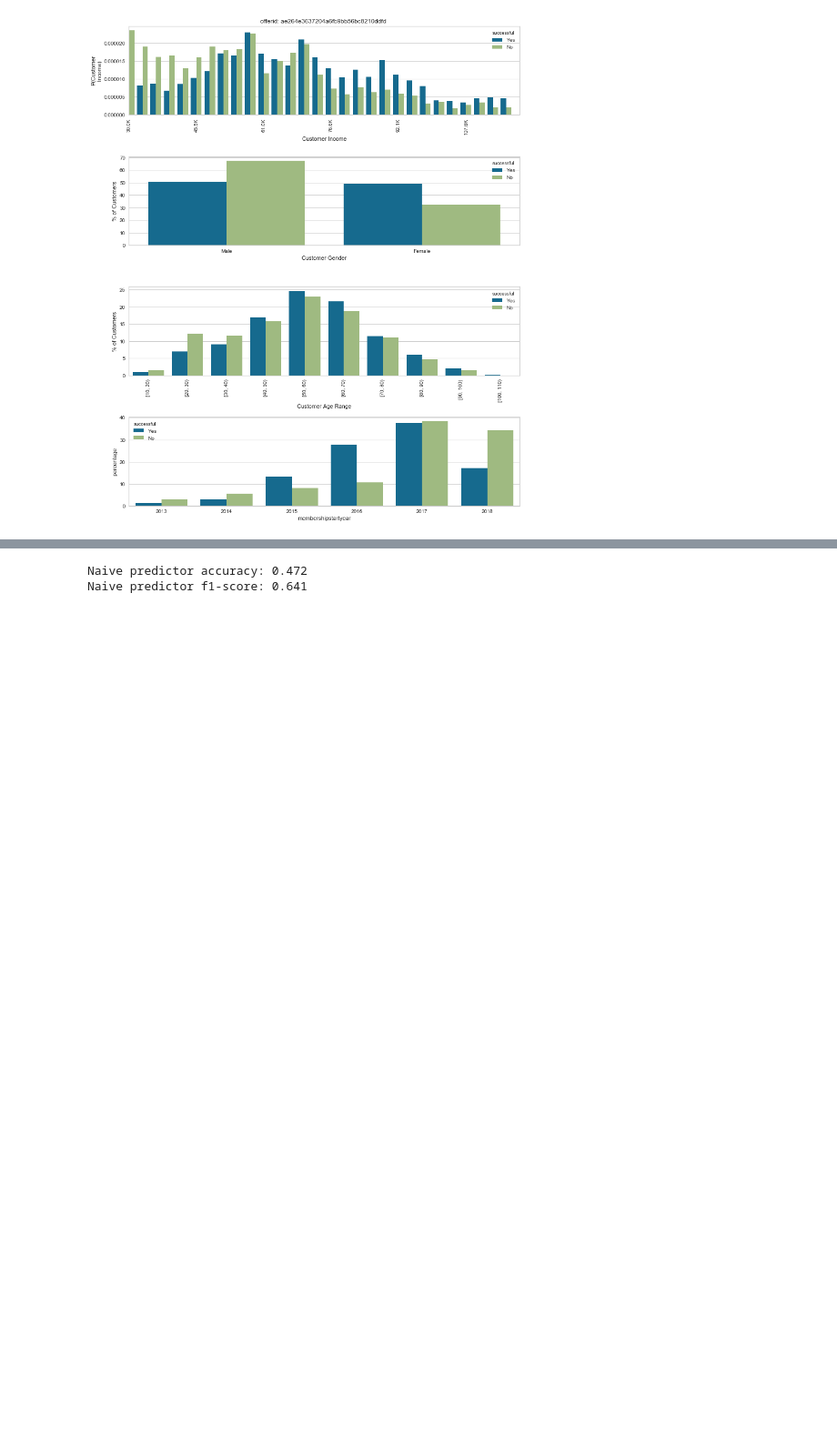
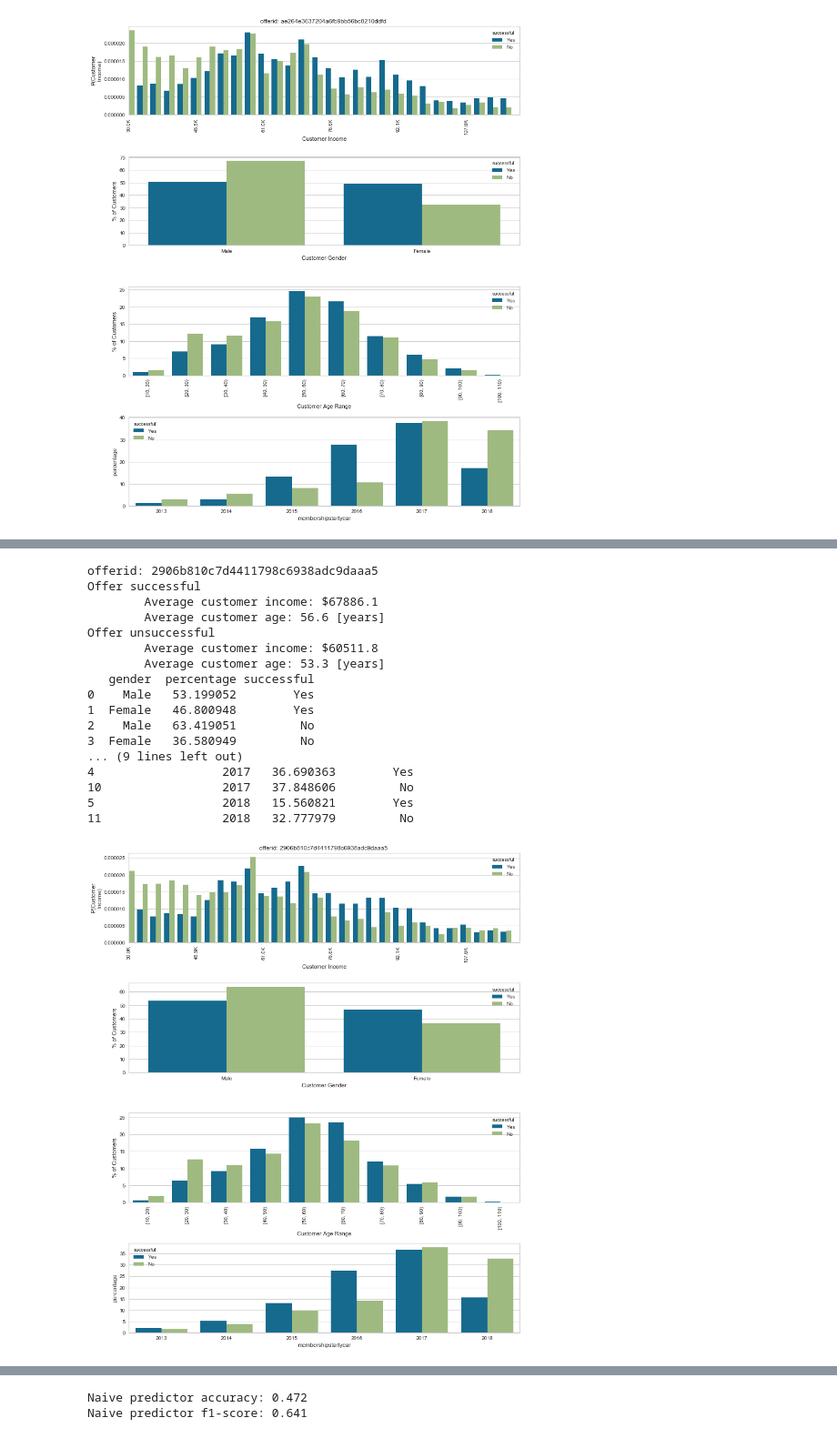
Before and after one commit to xixiaodong/Starbucks-customer-segmentation, a Jupyter notebook: Starbucks_Capstone_notebook.ipynb, the cells around one changed output, grey strips where cells are left out. Shown: that part at 91% size. Drawn from its saved outputs; the diff is of its cells as text; code cells hidden in the pictures; blank space fills up the shorter version.

```diff
--- a/Starbucks_Capstone_notebook.ipynb
+++ b/Starbucks_Capstone_notebook.ipynb
@@ -640,0 +685,21 @@ Offer unsuccessful
+# %%
+explore_customer_offer(6, percent_success, training_data, gender_integer_map)
+# %% [output]
+offerid: 2906b810c7d4411798c6938adc9daaa5
+Offer successful
+        Average customer income: $67886.1
+        Average customer age: 56.6 [years]
+Offer unsuccessful
+        Average customer income: $60511.8
+        Average customer age: 53.3 [years]
+   gender  percentage successful
+0    Male   53.199052        Yes
+1  Female   46.800948        Yes
+2    Male   63.419051         No
+3  Female   36.580949         No
+... (9 lines left out)
+4                  2017   36.690363        Yes
+10                 2017   37.848606         No
+5                  2018   15.560821        Yes
+11                 2018   32.777979         No
+[figure, added]
```
Also changed, not shown: parts of 7 cells of this notebook.
